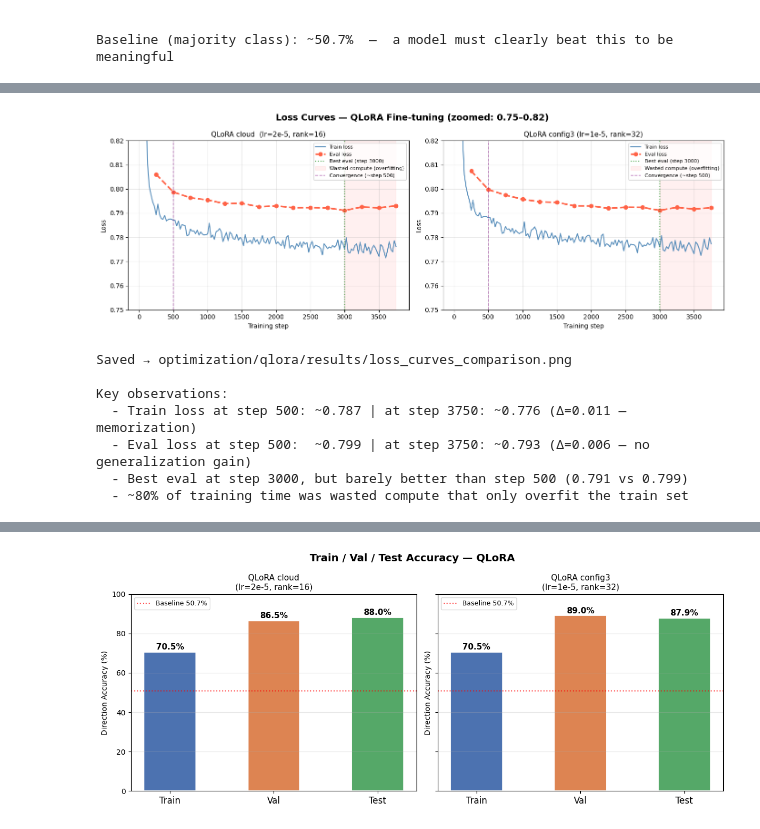
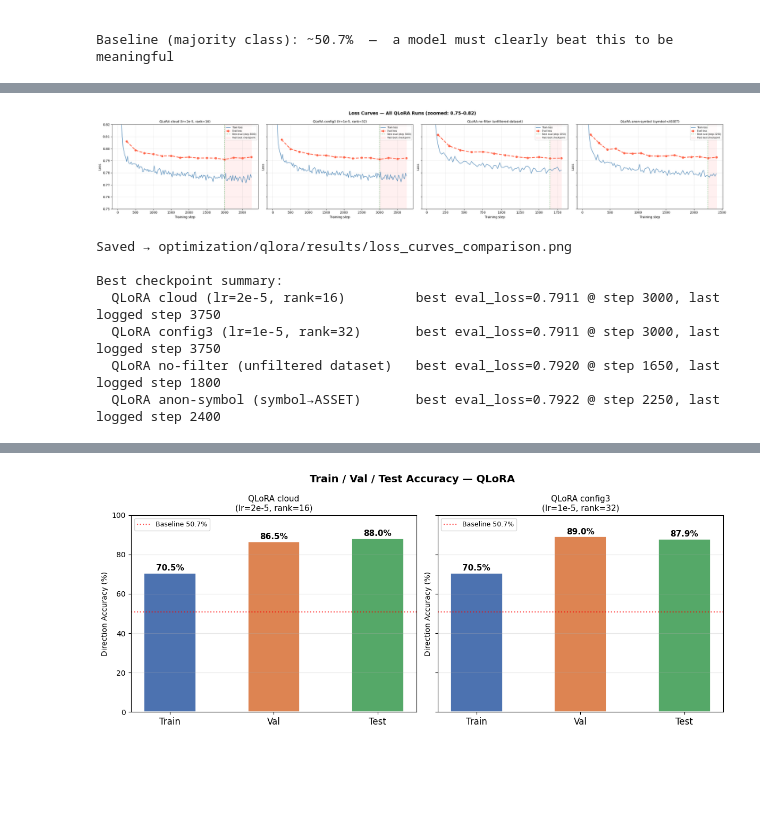
Before and after one commit to alejandrogonzalz/trading_management, a Jupyter notebook: langgraph/optimization-results.ipynb, the cells around one changed output, grey strips where cells are left out. Cells and saved outputs as stored; diff of their text form; code cells hidden in the pictures; blank space fills up the shorter version.

```diff
--- a/langgraph/optimization-results.ipynb
+++ b/langgraph/optimization-results.ipynb
@@ -176,70 +191,68 @@ config3 → 150 train points, 15 eval checkpoints
 # %%
-# ── Chart 1: Loss curves (zoomed into plateau region) ────────────────────────
+# ── Chart 1: Loss curves, all QLoRA runs (zoomed into plateau region) ────────
 #
 # The full-scale view (0–1.9) hides the overfitting because the y-axis is
-# dominated by the initial drop from 1.86 to 0.80. When we zoom to 0.75–0.82,
-# the pattern becomes clear:
-#   - Train loss keeps falling (0.79 → 0.776) = memorizing training examples
-#   - Eval loss PLATEAUS at ~0.792 and rises slightly after step 3000
-#   - This is textbook overfitting: the model stopped generalizing at ~step 500
-
-fig, axes = plt.subplots(1, 2, figsize=(14, 5))
-fig.suptitle("Loss Curves — QLoRA Fine-tuning (zoomed: 0.75–0.82)", fontsize=14, fontweight="bold")
+# dominated by the initial drop from ~1.86 to ~0.80. Zoomed to 0.75–0.82, all
+# four runs converge to a similar plateau, so the same window works for all.
 
 configs = [
-    ("QLoRA cloud  (lr=2e-5, rank=16)", lc_cloud_train, lc_cloud_val),
-    ("QLoRA config3 (lr=1e-5, rank=32)", lc_cfg3_train,  lc_cfg3_val),
+    ("QLoRA cloud (lr=2e-5, rank=16)", lc_cloud_train, lc_cloud_val),
+    ("QLoRA config3 (lr=1e-5, rank=32)", lc_cfg3_train, lc_cfg3_val),
 ]
+if lc_nodd_train:
+    configs.append(("QLoRA no-filter (unfiltered dataset)", lc_nodd_train, lc_nodd_val))
+if lc_anon_train:
+    configs.append(("QLoRA anon-symbol (symbol→ASSET)", lc_anon_train, lc_anon_val))
 
-for col, (label, t_data, v_data) in enumerate(configs):
-    ax = axes[col]
+fig, axes = plt.subplots(1, len(configs), figsize=(7 * len(configs), 5), sharey=True)
+fig.suptitle("Loss Curves — All QLoRA Runs (zoomed: 0.75–0.82)", fontsize=14, fontweight="bold")
+if len(configs) == 1:
+    axes = [axes]
+
+for ax, (label, t_data, v_data) in zip(axes, configs):
     t_steps = [p["step"] for p in t_data]
-    t_loss  = [p["loss"] for p in t_data]
+    t_loss = [p["loss"] for p in t_data]
     v_steps = [p["step"] for p in v_data]
-    v_loss  = [p["loss"] for p in v_data]
+    v_loss = [p["loss"] for p in v_data]
 
     ax.plot(t_steps, t_loss, color="steelblue", linewidth=1.5, label="Train loss", alpha=0.9)
     ax.plot(v_steps, v_loss, color="tomato", linewidth=2.5, label="Eval loss",
             linestyle="--", marker="o", markersize=6)
 
     ax.set_ylim(0.75, 0.82)
-    ax.set_title(label, fontsize=11)
+    ax.set_title(label, fontsize=10)
     ax.set_xlabel("Training step")
     ax.set_ylabel("Loss")
 
-    # Mark best eval checkpoint
     best_eval_step = v_steps[v_loss.index(min(v_loss))]
     ax.axvline(best_eval_step, color="green", linestyle=":", linewidth=1.5, alpha=0.7,
                label=f"Best eval (step {best_eval_step})")
+    ax.axvspan(best_eval_step, max(t_steps), color="red", alpha=0.06,
+               label="Past best checkpoint")
 
-    # Shade the overfitting region (after best eval)
-    ax.axvspan(best_eval_step, max(t_steps), color="red", alpha=0.06,
-               label="Wasted compute (overfitting)")
-
-    # Mark the convergence region (~step 500)
-    ax.axvline(500, color="purple", linestyle="--", linewidth=1.2, alpha=0.5,
-               label="Convergence (~step 500)")
-
-    ax.legend(fontsize=8, loc="upper right")
+    ax.legend(fontsize=7, loc="upper right")
     ax.grid(True, alpha=0.3)
 
 plt.tight_layout()
 plt.savefig("optimization/qlora/results/loss_curves_comparison.png", dpi=150, bbox_inches="tight")
 plt.savefig("../public/figures/fig1_loss_curves.png", dpi=300, bbox_inches="tight")
 plt.show()
 print("Saved → optimization/qlora/results/loss_curves_comparison.png")
-print(f"\nKey observations:")
-print(f"  - Train loss at step 500: ~0.787 | at step 3750: ~0.776 (Δ=0.011 — memorization)")
-print(f"  - Eval loss at step 500:  ~0.799 | at step 3750: ~0.793 (Δ=0.006 — no generalization gain)")
-print(f"  - Best eval at step 3000, but barely better than step 500 (0.791 vs 0.799)")
-print(f"  - ~80% of training time was wasted compute that only overfit the train set")
+
+print("\nBest checkpoint summary:")
+for label, t_data, v_data in configs:
+    v_loss = [p["loss"] for p in v_data]
+    best_step = v_data[v_loss.index(min(v_loss))]["step"]
+    best_loss = min(v_loss)
+    last_step = t_data[-1]["step"]
+    print(f"  {label:<38} best eval_loss={best_loss:.4f} @ step {best_step}, last logged step {last_step}")
 # %% [output]
-[figure, old version]
+[figure, new version]
 Saved → optimization/qlora/results/loss_curves_comparison.png
 
-Key observations:
-  - Train loss at step 500: ~0.787 | at step 3750: ~0.776 (Δ=0.011 — memorization)
-  - Eval loss at step 500:  ~0.799 | at step 3750: ~0.793 (Δ=0.006 — no generalization gain)
-  - Best eval at step 3000, but barely better than step 500 (0.791 vs 0.799)
-  - ~80% of training time was wasted compute that only overfit the train set
+Best checkpoint summary:
+  QLoRA cloud (lr=2e-5, rank=16)         best eval_loss=0.7911 @ step 3000, last logged step 3750
+  QLoRA config3 (lr=1e-5, rank=32)       best eval_loss=0.7911 @ step 3000, last logged step 3750
+  QLoRA no-filter (unfiltered dataset)   best eval_loss=0.7920 @ step 1650, last logged step 1800
+  QLoRA anon-symbol (symbol→ASSET)       best eval_loss=0.7922 @ step 2250, last logged step 2400
 # %% [markdown]
```
Also changed, not shown: parts of 17 cells of this notebook, 10 other files.
